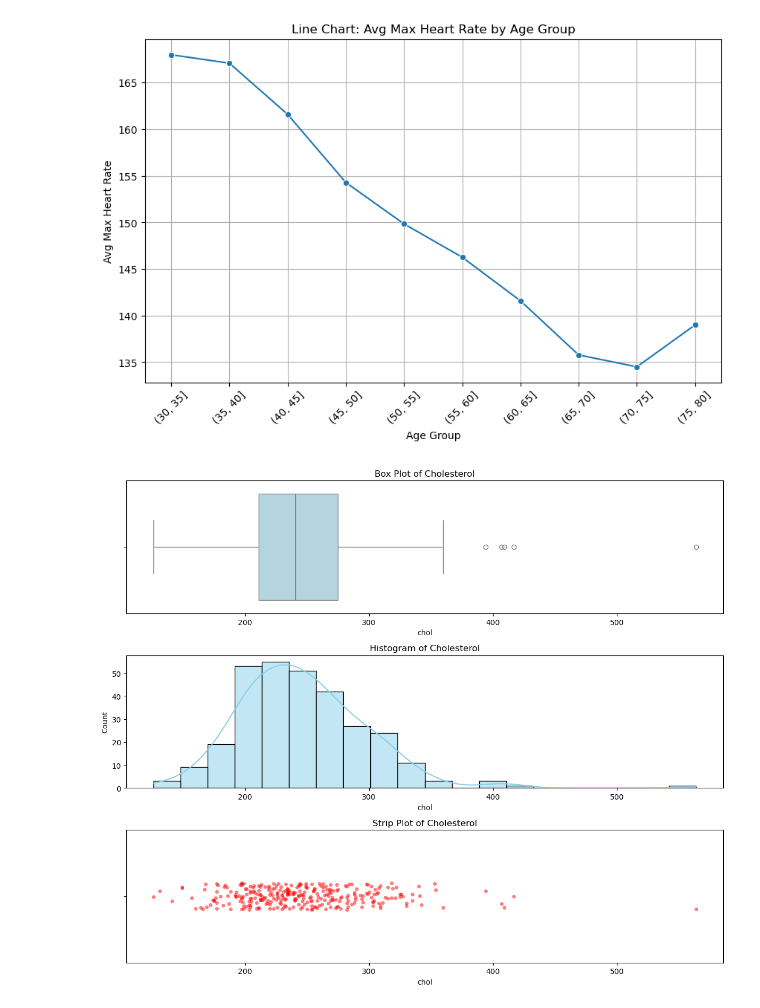
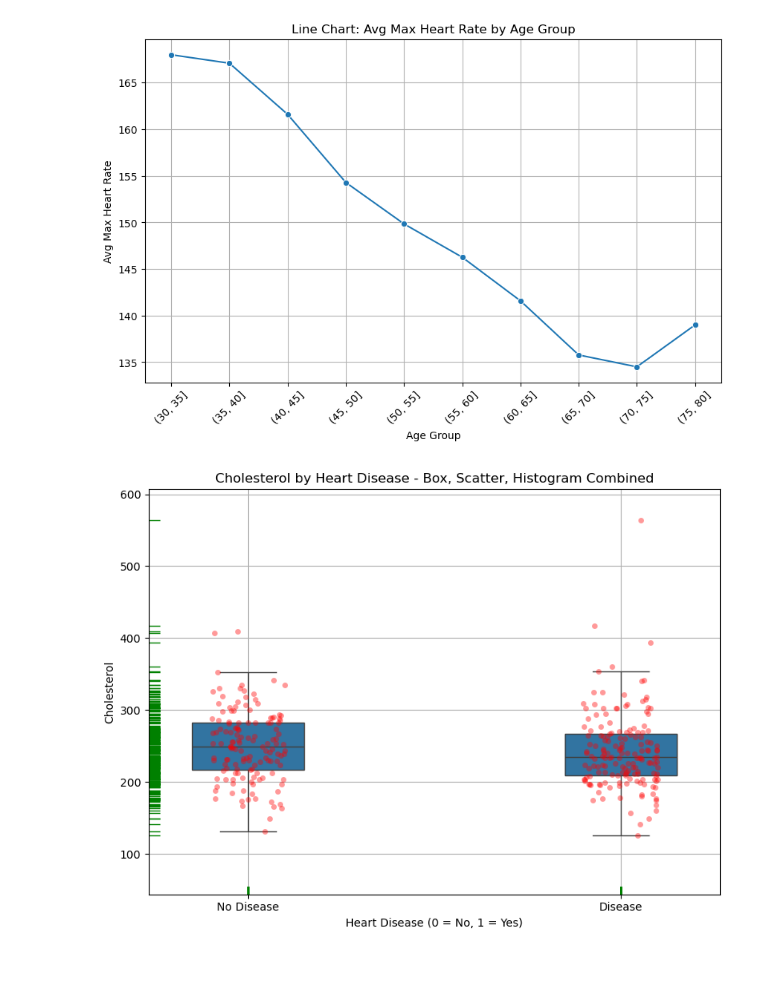
Before and after one commit to jaalnock/DSBDA, a Jupyter notebook: Assignment17_Heart_Disease_Data_Analysis/heart_disease_analysis.ipynb, the cells around one changed output. Cells and saved outputs as stored; diff of their text form; code cells hidden in the pictures; blank space fills up the shorter version.

```diff
--- a/Assignment17_Heart_Disease_Data_Analysis/heart_disease_analysis.ipynb
+++ b/Assignment17_Heart_Disease_Data_Analysis/heart_disease_analysis.ipynb
@@ -110,25 +110,22 @@ plt.show()
 # %% [output]
 [figure]
 # %%
-# Box + Histogram + Scatter (Cholesterol)
-plt.figure(figsize=(12, 10))
+plt.figure(figsize=(8, 6))
 
 # Box plot
-plt.subplot(3, 1, 1)
-sns.boxplot(x='chol', data=df, color='lightblue')
-plt.title('Box Plot of Cholesterol')
+sns.boxplot(data=df, x='target', y='chol', width=0.3, showfliers=False)
 
-# Histogram
-plt.subplot(3, 1, 2)
-sns.histplot(df['chol'], bins=20, kde=True, color='skyblue')
-plt.title('Histogram of Cholesterol')
+# Scatter plot (jitter for better visibility)
+sns.stripplot(data=df, x='target', y='chol', color='red', alpha=0.4, jitter=True)
 
-# Strip plot
-plt.subplot(3, 1, 3)
-sns.stripplot(x='chol', data=df, color='red', alpha=0.5)
-plt.title('Strip Plot of Cholesterol')
+# Histogram-like rug plot (shows distribution on y-axis)
+sns.rugplot(data=df, x='target', y='chol', height=0.02, color='green')
 
+plt.title('Cholesterol by Heart Disease - Box, Scatter, Histogram Combined')
+plt.xlabel('Heart Disease (0 = No, 1 = Yes)')
+plt.ylabel('Cholesterol')
+plt.grid(True)
 plt.tight_layout()
 plt.show()
 # %% [output]
-[figure, old version]
+[figure, new version]
```
